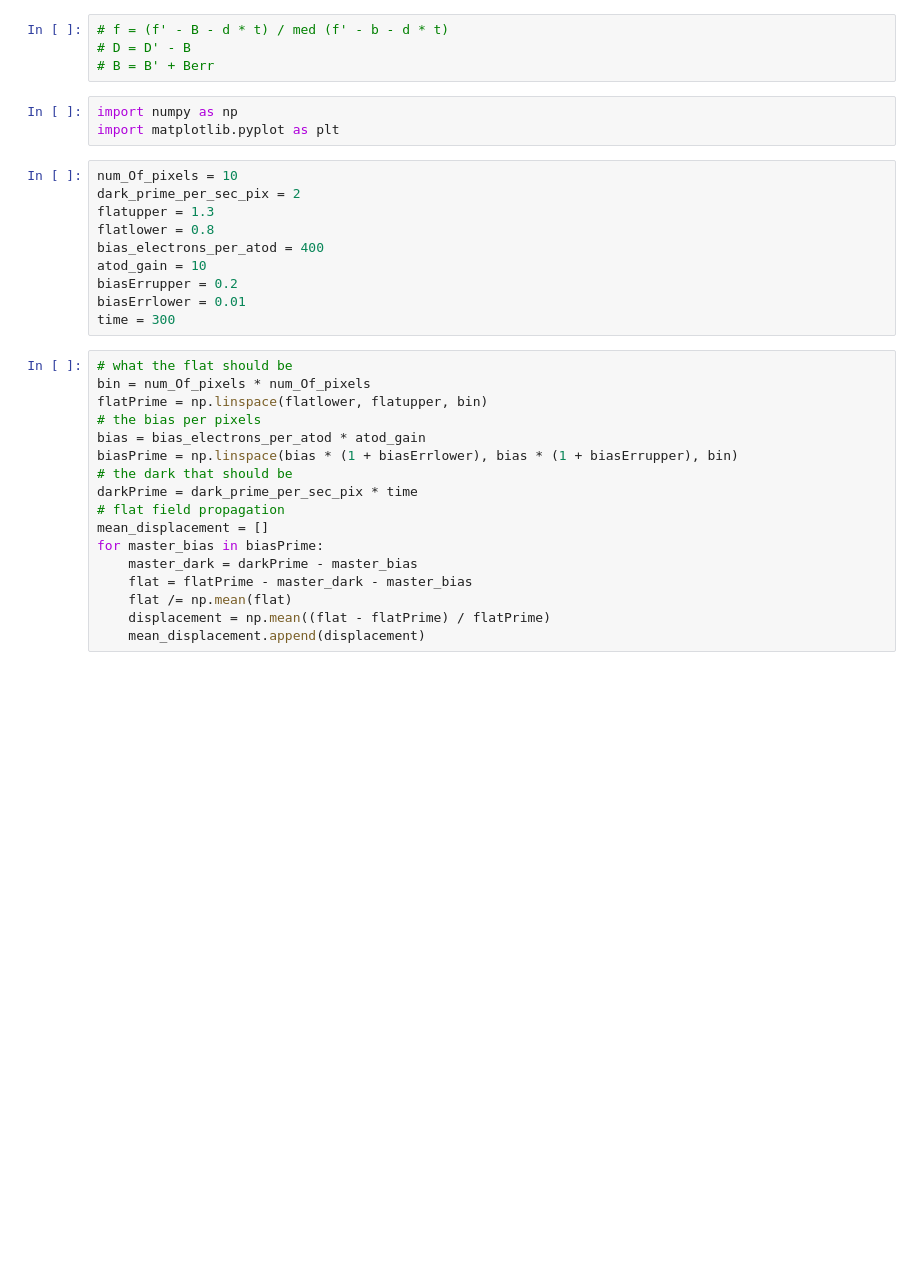
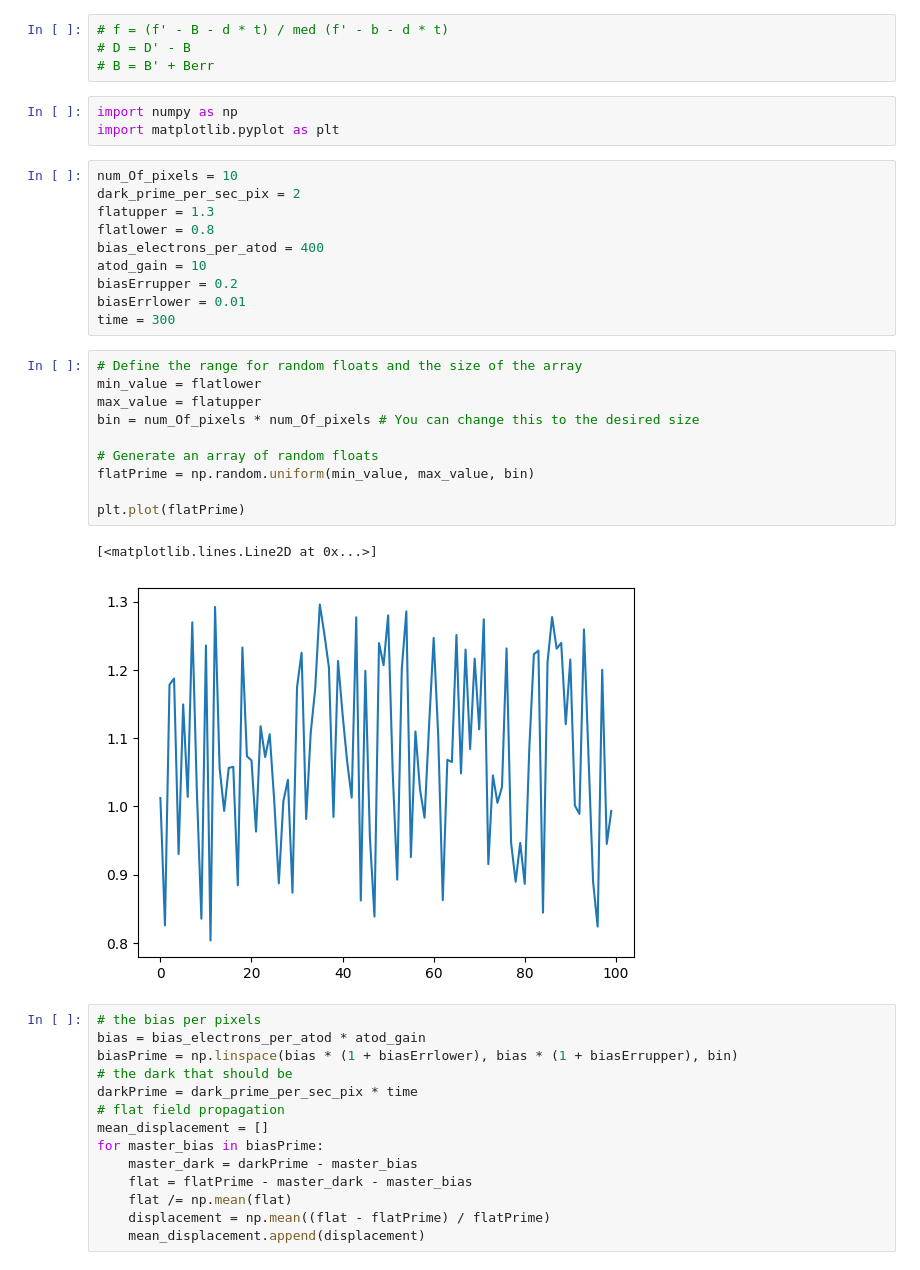
Before and after one commit to Voluptatemn/AstroResearch, a Jupyter notebook: BiasErrorProp.ipynb, the cells around one changed output. Drawn from its saved outputs; the diff is of its cells as text; blank space fills up the shorter version.

```diff
--- a/BiasErrorProp.ipynb
+++ b/BiasErrorProp.ipynb
@@ -15,10 +15,20 @@ atod_gain = 10
 biasErrupper = 0.2
 biasErrlower = 0.01
 time = 300
+# %%
+# Define the range for random floats and the size of the array
+min_value = flatlower
+max_value = flatupper
+bin = num_Of_pixels * num_Of_pixels # You can change this to the desired size
+
+# Generate an array of random floats
+flatPrime = np.random.uniform(min_value, max_value, bin)
+
+plt.plot(flatPrime)
+# %% [output]
+[<matplotlib.lines.Line2D at 0x...>]
+[figure, added]
 # %%
-# what the flat should be
-bin = num_Of_pixels * num_Of_pixels
-flatPrime = np.linspace(flatlower, flatupper, bin)
 # the bias per pixels
 bias = bias_electrons_per_atod * atod_gain
 biasPrime = np.linspace(bias * (1 + biasErrlower), bias * (1 + biasErrupper), bin)
```
Also changed, not shown: parts of 1 cell of this notebook.
